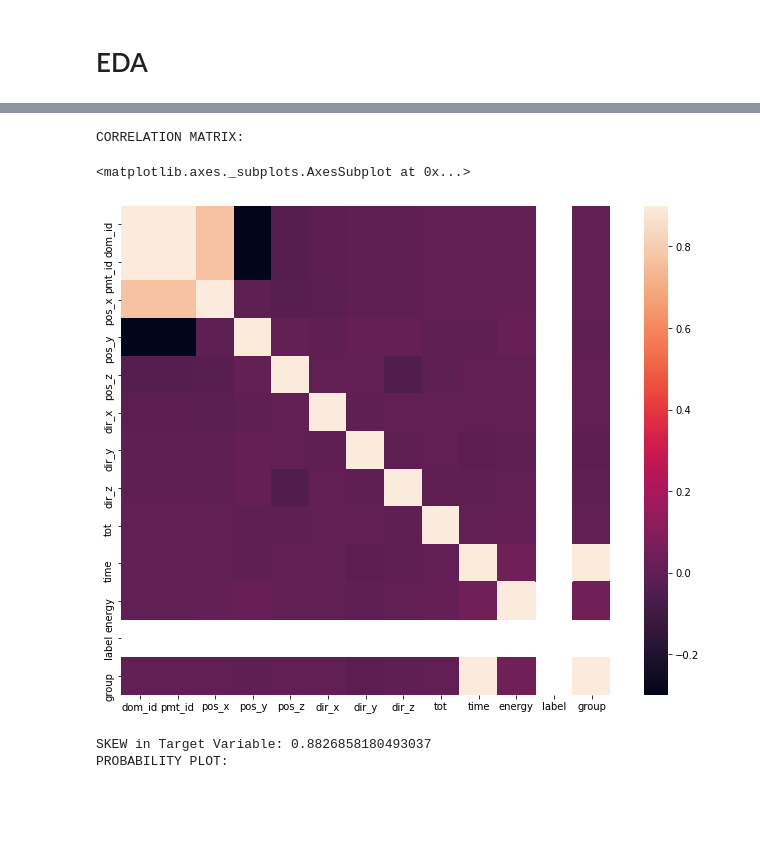
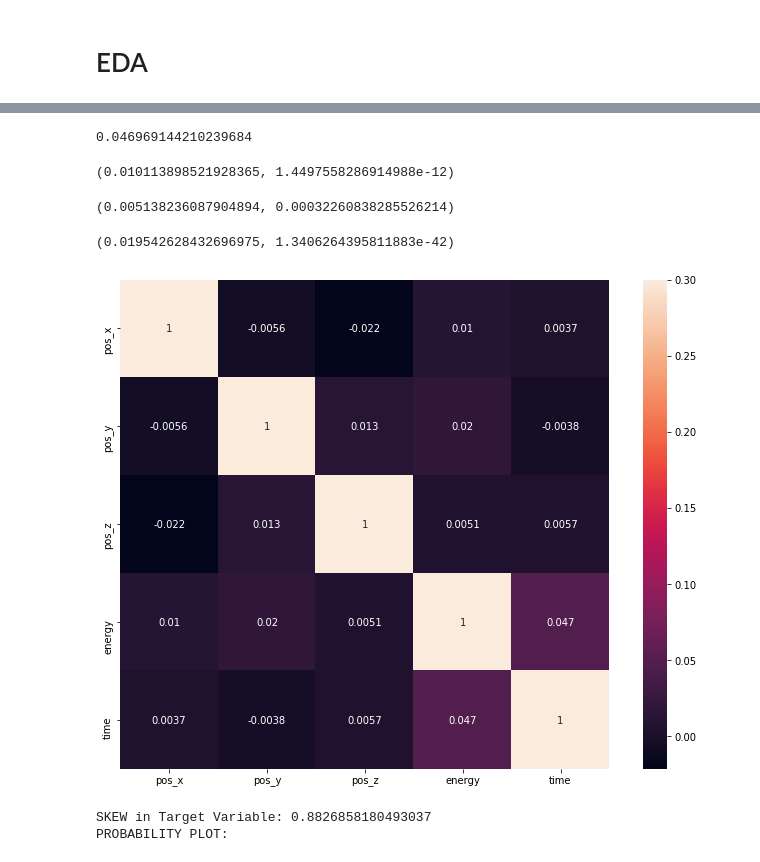
Before and after one commit to shrutirao94/km3net-neutrino-detection, a Jupyter notebook: notebooks/energy_inference/linear_regression.ipynb, the cells around one changed output, grey strips where cells are left out. Cells and saved outputs as stored; diff of their text form; code cells hidden in the pictures; blank space fills up the shorter version.

```diff
--- a/notebooks/energy_inference/linear_regression.ipynb
+++ b/notebooks/energy_inference/linear_regression.ipynb
@@ -33,0 +38,16 @@ X = df[['pos_x', 'pos_y', 'pos_z',
+# %%
+pearsonr(df.energy, df.time)[0]
+# %% [output]
+0.046969144210239684
+# %%
+pearsonr(df.energy, df.pos_x)
+# %% [output]
+(0.010113898521928365, 1.4497558286914988e-12)
+# %%
+pearsonr(df.energy, df.pos_z)
+# %% [output]
+(0.005138236087904894, 0.00032260838285526214)
+# %%
+pearsonr(df.energy, df.pos_y)
+# %% [output]
+(0.019542628432696975, 1.3406264395811883e-42)
@@ -34,12 +56,11 @@ X = df[['pos_x', 'pos_y', 'pos_z',
 # %%
-print("CORRELATION MATRIX:")
-corr_matrix = df.corr()
+corr_matrix = df[['pos_x', 'pos_y', 'pos_z', 'energy', 'time']].corr()
 plt.subplots(figsize=(12,9))
-sns.heatmap(corr_matrix, vmax=0.9, square=True)
+sns.heatmap(corr_matrix, vmax=0.3, annot=True, square=True)
+
+plt.savefig("../../assets/energy/cm.jpg", dpi=600, bbox_inches='tight')
 # %% [output]
-CORRELATION MATRIX:
-<matplotlib.axes._subplots.AxesSubplot at 0x...>
-[figure, old version]
+[figure, new version]
 # %%
 print("SKEW in Target Variable: {}".format(y.skew()))
 print("PROBABILITY PLOT: ")
```
Also changed, not shown: parts of 7 cells of this notebook, 9 other files.
